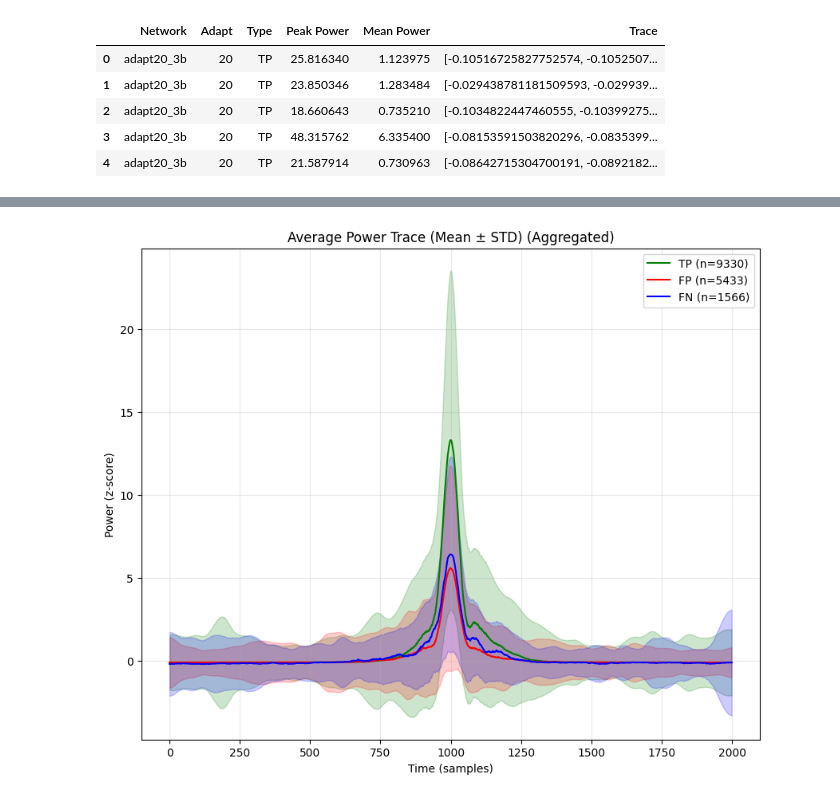
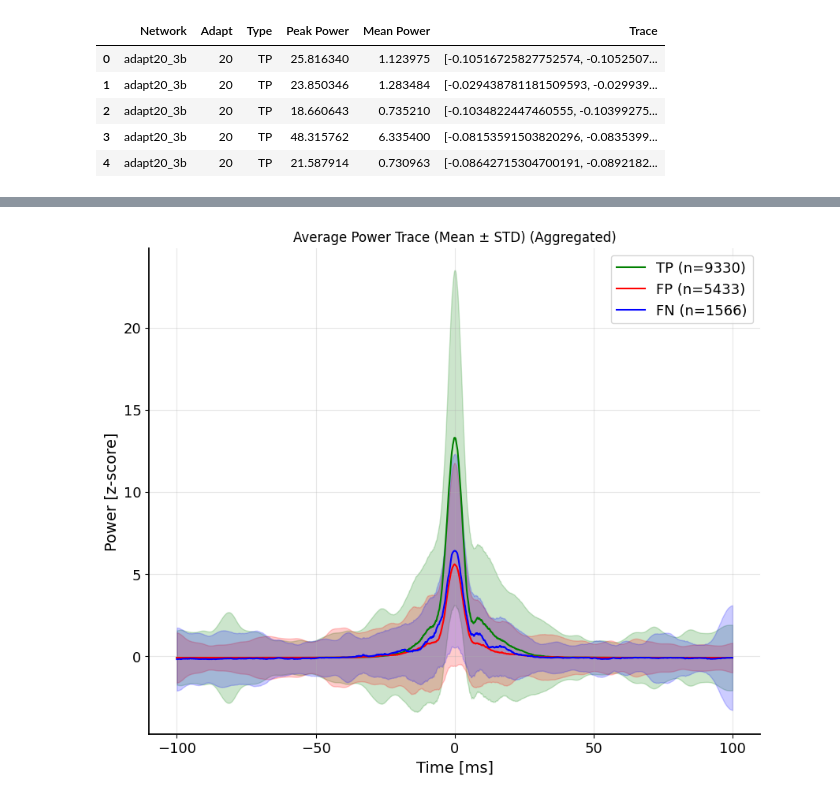
Before and after one commit to pedrofurrix/LAVA_SNN_ripples, a Jupyter notebook: snnTorch/generalization_madrid/power_analysis.ipynb, the cells around one changed output, grey strips where cells are left out. Saved outputs shown, nothing was run; the diff lists cells and outputs as text; code cells hidden in the pictures.

```diff
--- a/snnTorch/generalization_madrid/power_analysis.ipynb
+++ b/snnTorch/generalization_madrid/power_analysis.ipynb
@@ -6,6 +6,7 @@ import matplotlib.pyplot as plt
 import seaborn as sns
 import pandas as pd
 from utils import *
+plt.rcParams['svg.fonttype'] = 'none'
 # %%
 def barplot_annotate_brackets(num1, num2, data, center, height, ax, yerr=None, dh=.05, barh=.05, fs=None, maxasterix=None):
     """
@@ -236,44 +227,50 @@ FP vs FN: p-value = 1.4741e-07 (***)
 if os.path.exists(DATA_FILE) and not df.empty:
     # Function to plot traces with CI
     def plot_traces(data_df, title_suffix=""):
-        plt.figure(figsize=(10, 8))
+        fig,ax=plt.subplots(figsize=(10, 8))
 
         event_types = ['TP', 'FP', 'FN']
         colors = {'TP': 'green', 'FP': 'red', 'FN': 'blue'}
 
         # Check trace length from first record
         trace_len = len(data_df.iloc[0]['Trace'])
-        x_axis = np.arange(trace_len)
+
+        x_axis = np.arange(trace_len)/10-100  # Convert to milliseconds, centered at 0
 
         for et in event_types:
             subset = data_df[data_df['Type'] == et]
             if subset.empty: continue
 
             # Stack traces: (N_samples, Time_points)
             traces = np.stack(subset['Trace'].values)
 
             # mean_trace = np.mean(traces, axis=0)
             mean_trace = np.median(traces, axis=0)
             std_trace = np.std(traces, axis=0)
 
             # 95% CI approx
             ci = 1.96 * std_trace / np.sqrt(len(traces))
 
             # Using STD for visualization as requested
             upper = mean_trace + std_trace
             lower = mean_trace - std_trace
 
-            plt.plot(x_axis, mean_trace, label=f'{et} (n={len(traces)})', color=colors[et])
-            plt.fill_between(x_axis, lower, upper, color=colors[et], alpha=0.2)
+            ax.plot(x_axis, mean_trace, label=f'{et} (n={len(traces)})', color=colors[et])
+            ax.fill_between(x_axis, lower, upper, color=colors[et], alpha=0.2)
 
-        plt.title(f'Average Power Trace (Mean ± STD) {title_suffix}')
-        plt.xlabel('Time (samples)')
-        plt.ylabel('Power (z-score)')
-        plt.legend()
-        plt.grid(True, alpha=0.3)
+        ax.set_title(f'Average Power Trace (Mean ± STD) {title_suffix}')
+        ax.set_xlabel('Time [ms]', fontsize=14)
+        ax.set_ylabel('Power [z-score]', fontsize=14)
+        ax.legend(fontsize=13)
+        ax.grid(True, alpha=0.3)
+        ax.set_xticks(np.arange(-100, 101, 50))
+        ax.tick_params(axis='both', which='major', labelsize=13)
+        ax.spines[['left', 'bottom', 'right', 'top']].set_linewidth(1.3)
+        ax.spines[['right', 'top']].set_visible(False)
         plt.show()
+        return fig,ax
 
     # Plot aggregated across all networks/adapts
-    plot_traces(df, title_suffix="(Aggregated)")
+    fig,ax=plot_traces(df, title_suffix="(Aggregated)")
 # %% [output]
-[figure, old version]
+[figure, new version]
```
Also changed, not shown: parts of 5 cells of this notebook, 4 other files.
